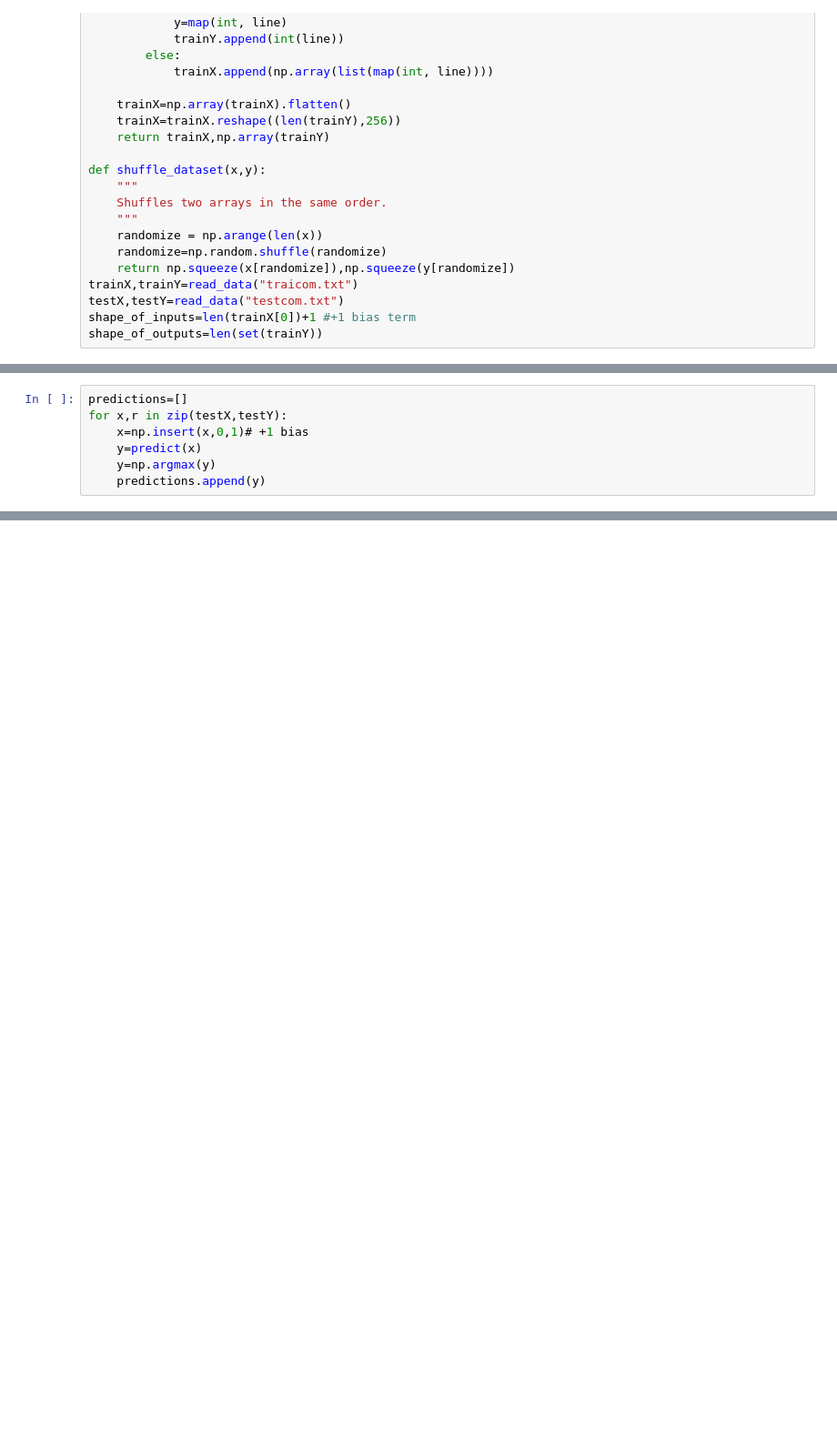
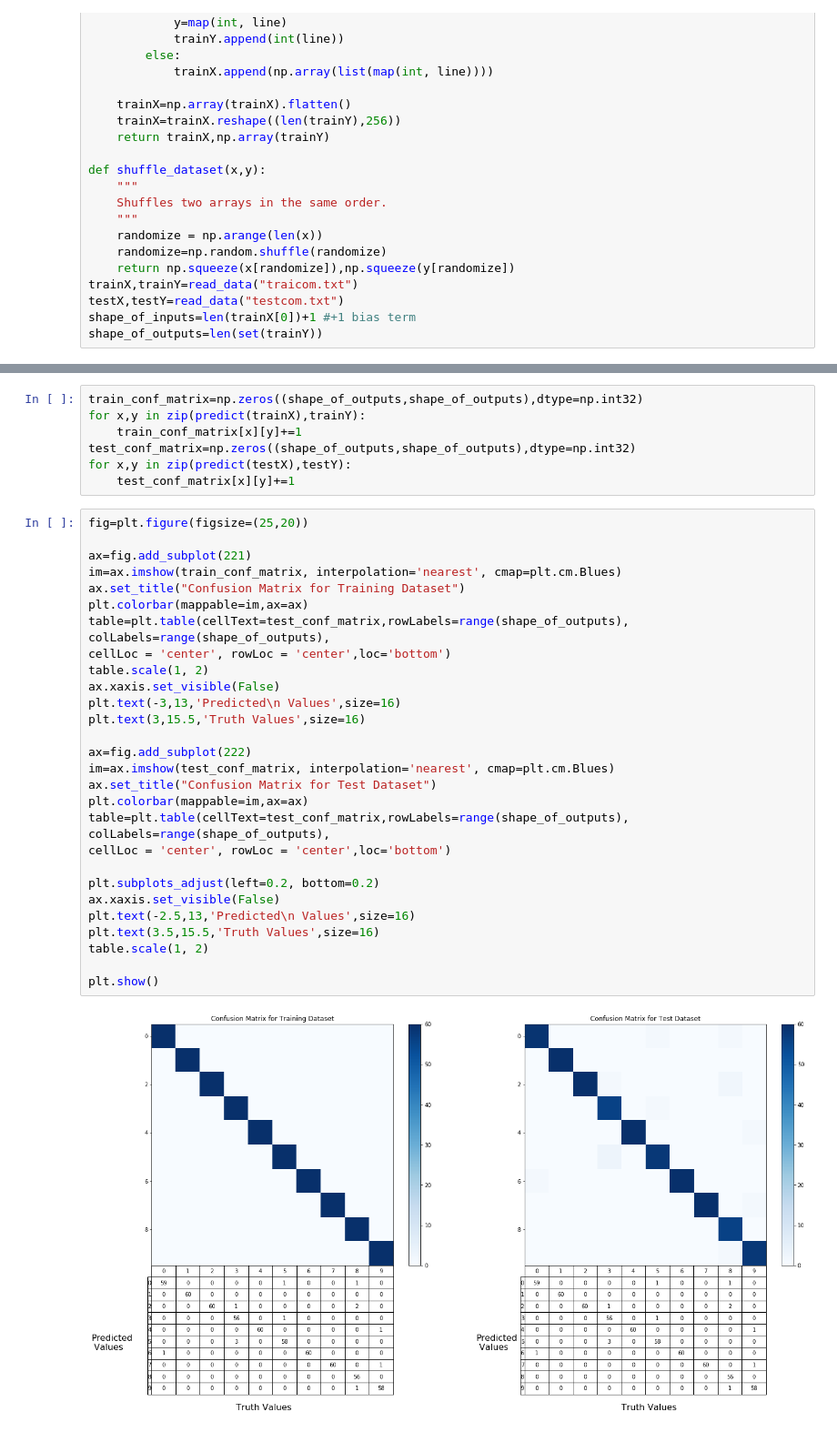
Before and after one commit to aliyesilkanat/Cmpe545, a Jupyter notebook: HW2/Linear Logistic Regression.ipynb, the cells around one changed output, grey strips where cells are left out. Shown at 91% size. Drawn from its saved outputs; the diff is of its cells as text; blank space fills up the shorter version.

```diff
--- a/HW2/Linear Logistic Regression.ipynb
+++ b/HW2/Linear Logistic Regression.ipynb
@@ -164,7 +166,0 @@ weights.shape
-# %%
-predictions=[]
-for x,r in zip(testX,testY):
-    x=np.insert(x,0,1)# +1 bias
-    y=predict(x)
-    y=np.argmax(y)
-    predictions.append(y)
@@ -189,0 +193,39 @@ predictions.shape
+# %%
+train_conf_matrix=np.zeros((shape_of_outputs,shape_of_outputs),dtype=np.int32)
+for x,y in zip(predict(trainX),trainY):
+    train_conf_matrix[x][y]+=1
+test_conf_matrix=np.zeros((shape_of_outputs,shape_of_outputs),dtype=np.int32)
+for x,y in zip(predict(testX),testY):
+    test_conf_matrix[x][y]+=1
+# %%
+fig=plt.figure(figsize=(25,20))
+
+ax=fig.add_subplot(221)
+im=ax.imshow(train_conf_matrix, interpolation='nearest', cmap=plt.cm.Blues)
+ax.set_title("Confusion Matrix for Training Dataset")
+plt.colorbar(mappable=im,ax=ax)
+table=plt.table(cellText=test_conf_matrix,rowLabels=range(shape_of_outputs),
+colLabels=range(shape_of_outputs),
+cellLoc = 'center', rowLoc = 'center',loc='bottom')
+table.scale(1, 2)
+ax.xaxis.set_visible(False)
+plt.text(-3,13,'Predicted\n Values',size=16)
+plt.text(3,15.5,'Truth Values',size=16)
+
+ax=fig.add_subplot(222)
+im=ax.imshow(test_conf_matrix, interpolation='nearest', cmap=plt.cm.Blues)
+ax.set_title("Confusion Matrix for Test Dataset")
+plt.colorbar(mappable=im,ax=ax)
+table=plt.table(cellText=test_conf_matrix,rowLabels=range(shape_of_outputs),
+colLabels=range(shape_of_outputs),
+cellLoc = 'center', rowLoc = 'center',loc='bottom')
+
+plt.subplots_adjust(left=0.2, bottom=0.2)
+ax.xaxis.set_visible(False)
+plt.text(-2.5,13,'Predicted\n Values',size=16)
+plt.text(3.5,15.5,'Truth Values',size=16)
+table.scale(1, 2)
+
+plt.show()
+# %% [output]
+[figure, added]
```
Also changed, not shown: parts of 11 cells of this notebook.
